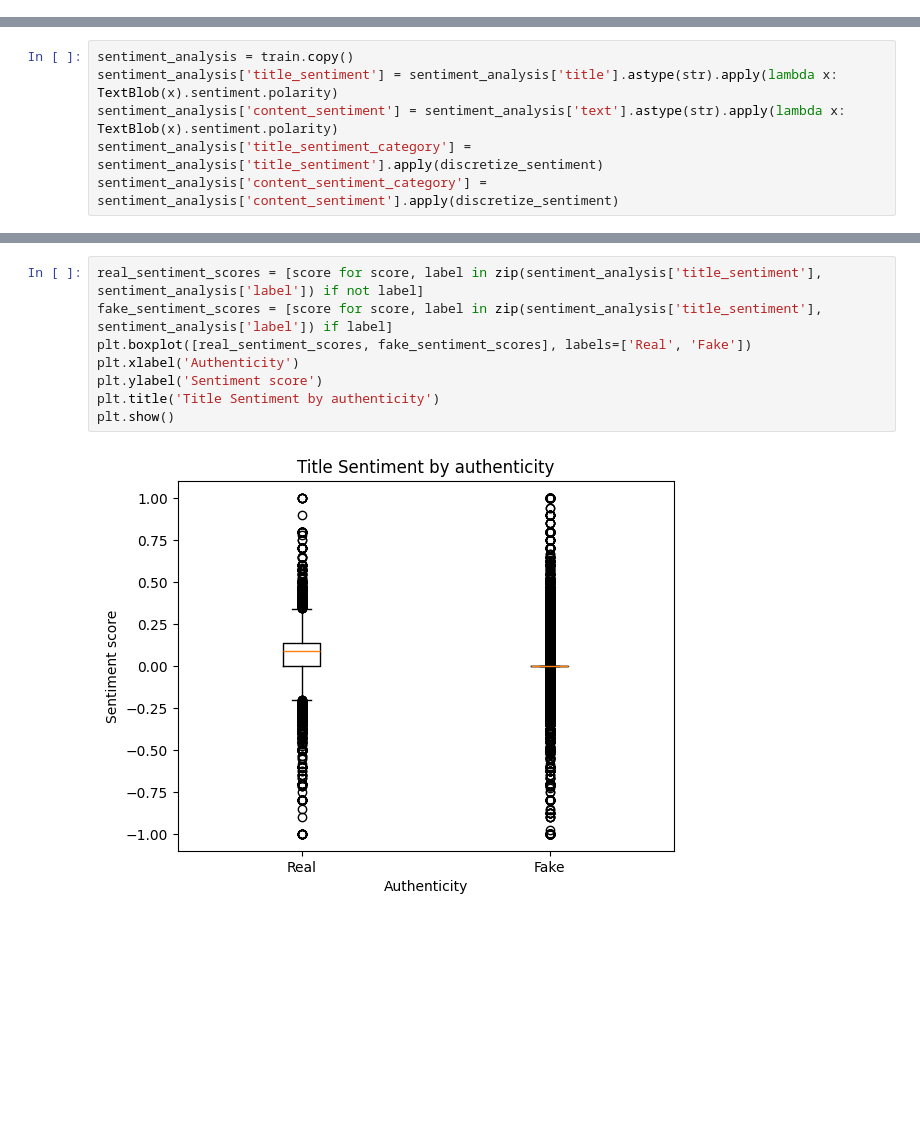
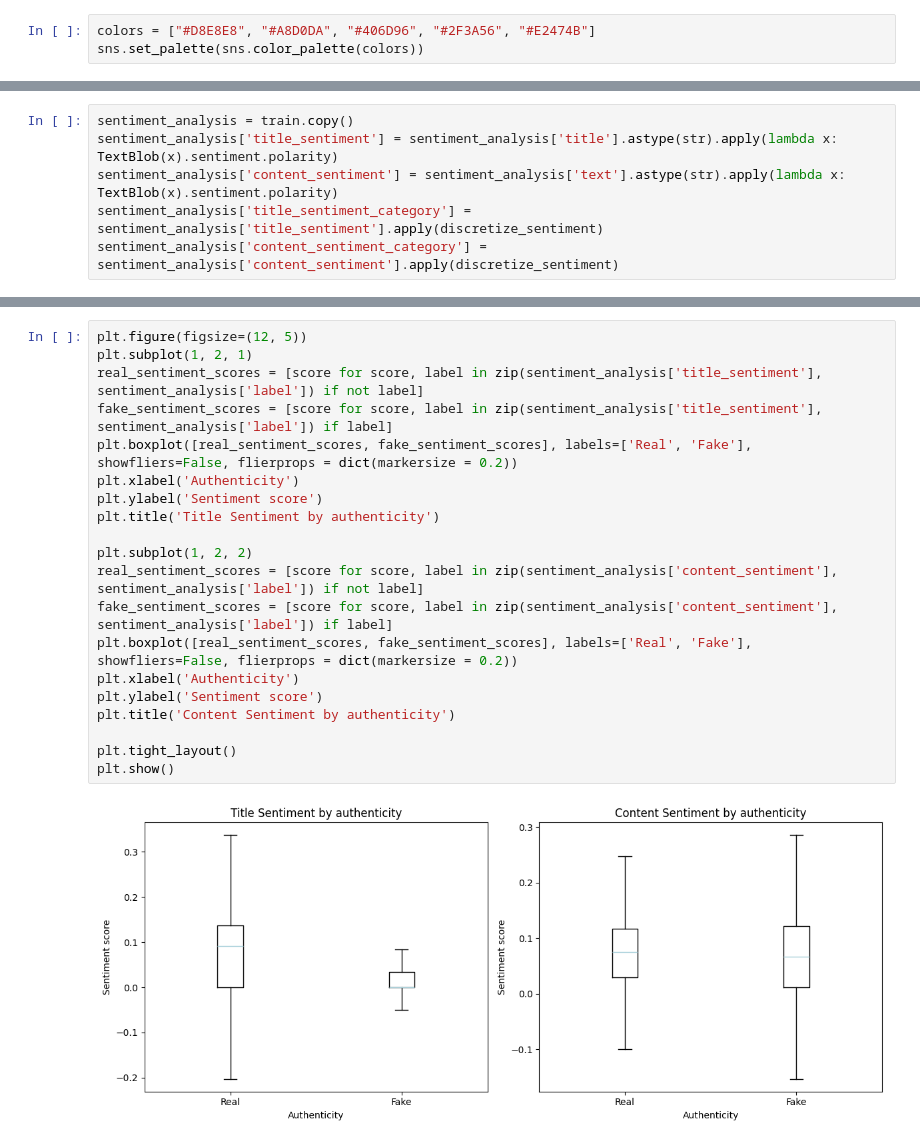
Before and after one commit to lvvittor/nlp, a Jupyter notebook: notebooks/eda.ipynb, the cells around one changed output, grey strips where cells are left out. Cells and saved outputs as stored; diff of their text form; blank space fills up the shorter version.

```diff
--- a/notebooks/eda.ipynb
+++ b/notebooks/eda.ipynb
@@ -51,3 +60,6 @@ test.head()
+# %%
+colors = ["#D8E8E8", "#A8D0DA", "#406D96", "#2F3A56", "#E2474B"]
+sns.set_palette(sns.color_palette(colors))
 # %% [markdown]
 ## Pie Chart
 # %%
@@ -231,10 +239,22 @@ plt.show()
 # %%
+plt.figure(figsize=(12, 5))
+plt.subplot(1, 2, 1)
 real_sentiment_scores = [score for score, label in zip(sentiment_analysis['title_sentiment'], sentiment_analysis['label']) if not label]
 fake_sentiment_scores = [score for score, label in zip(sentiment_analysis['title_sentiment'], sentiment_analysis['label']) if label]
-plt.boxplot([real_sentiment_scores, fake_sentiment_scores], labels=['Real', 'Fake'])
+plt.boxplot([real_sentiment_scores, fake_sentiment_scores], labels=['Real', 'Fake'], showfliers=False, flierprops = dict(markersize = 0.2))
 plt.xlabel('Authenticity')
 plt.ylabel('Sentiment score')
 plt.title('Title Sentiment by authenticity')
+
+plt.subplot(1, 2, 2)
+real_sentiment_scores = [score for score, label in zip(sentiment_analysis['content_sentiment'], sentiment_analysis['label']) if not label]
+fake_sentiment_scores = [score for score, label in zip(sentiment_analysis['content_sentiment'], sentiment_analysis['label']) if label]
+plt.boxplot([real_sentiment_scores, fake_sentiment_scores], labels=['Real', 'Fake'], showfliers=False, flierprops = dict(markersize = 0.2))
+plt.xlabel('Authenticity')
+plt.ylabel('Sentiment score')
+plt.title('Content Sentiment by authenticity')
+
+plt.tight_layout()
 plt.show()
 # %% [output]
-[figure, old version]
+[figure, new version]
```
Also changed, not shown: parts of 20 cells of this notebook, 13 other files.
